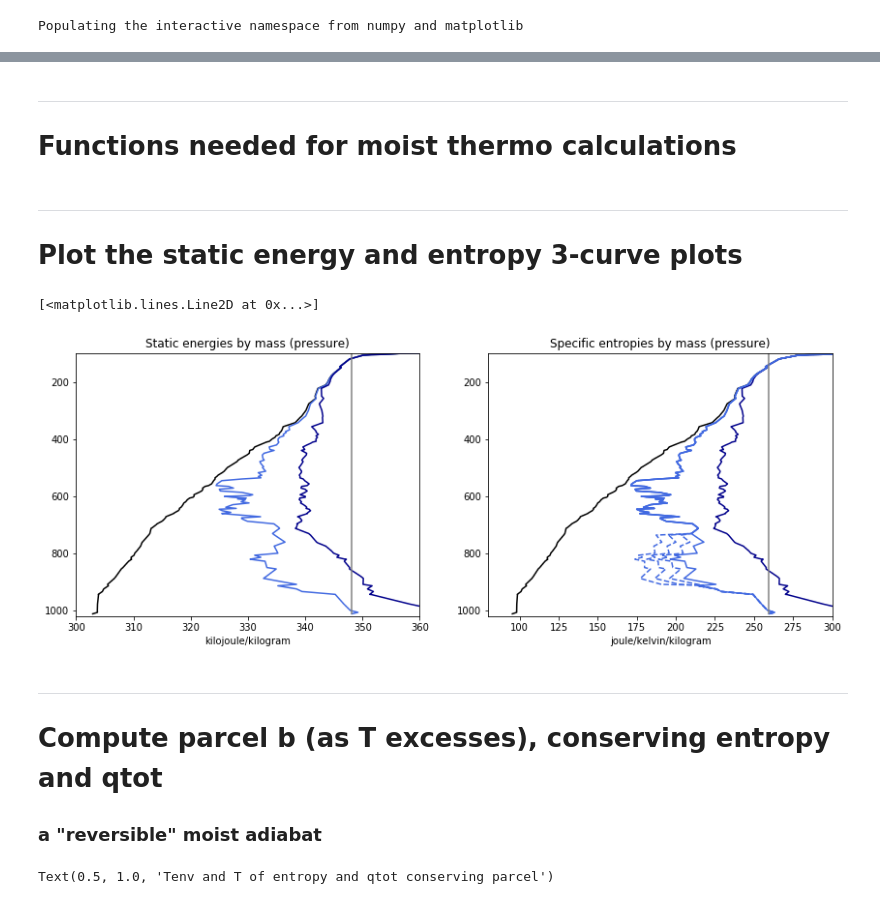
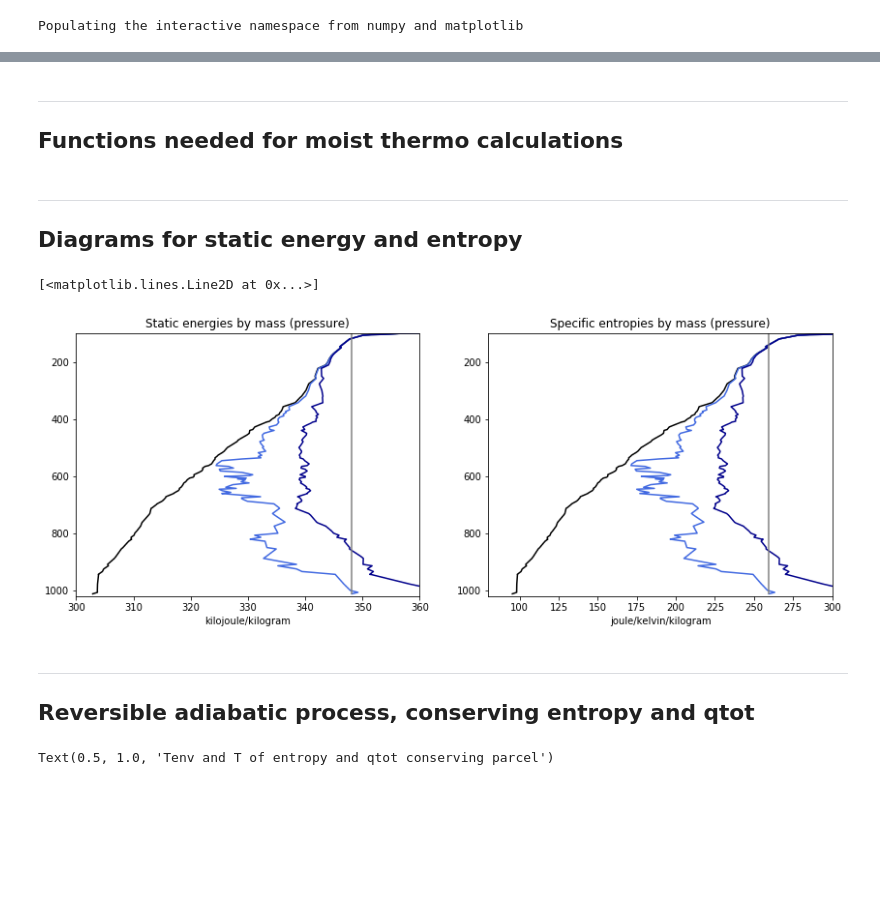
Before and after one commit to weiming9115/ATM663_convection_meso, a Jupyter notebook: Resources/Notebooks/Real_Parcel_Buoyancy_weiming.ipynb, the cells around one changed output, grey strips where cells are left out. Cells and saved outputs as stored; diff of their text form; code cells hidden in the pictures; blank space fills up the shorter version.

```diff
--- a/Resources/Notebooks/Real_Parcel_Buoyancy_weiming.ipynb
+++ b/Resources/Notebooks/Real_Parcel_Buoyancy_weiming.ipynb
@@ -79,7 +78,7 @@ Text(0.5, 1.0, 'Wyoming Upper Air, Majuro (7.07N, 171.29E), 2018/08/24')
 # %% [markdown]
 -------------
 <a name="functions"></a>
-# Functions needed for moist thermo calculations
+## Functions needed for moist thermo calculations
 # %%
 # Package of thermo functions
 
@@ -245,7 +244,7 @@ def invert_MSE(h,qt,Z,p):
 # %% [markdown]
 ---------------
 <a name="plots"></a>
-# Plot the static energy and entropy 3-curve plots
+## Diagrams for static energy and entropy
 # %%
 fig = plt.figure(figsize=(14,5))
 
@@ -254,48 +253,46 @@ h = MSE(T,Z,q)      /1000*units.units('kJ/kg')
 hs = MSE(T,Z,qs)    /1000*units.units('kJ/kg')
 
 ax1 = plt.subplot(1,2,1)
 ax1.plot(s, p, 'k')
 ax1.plot(h, p, 'royalblue')
 ax1.plot(hs, p, 'darkblue')
 ax1.set_xlim([300,360]); ax1.set_ylim([1020,100]); ax1.set_title('Static energies by mass (pressure)')
 ax1.plot(h*0+h[0],p,'grey')
 
 sd = entropy(T,p,q*1e-6) *units.units('J/kg/K')
 sm = entropy(T,p,q)      *units.units('J/kg/K')
 sms = entropy(T,p,qs)    *units.units('J/kg/K')
 cwv = mpcalc.precipitable_water(Td*units.units('degC'),p*units.units('mbar'))
 
 # reduce 10%, 20%, 30% lower level qv, 850-600mbar [10:26]
 qv_mod = np.ones((3,len(q)))*q
 sm_mod = np.zeros((3,len(q)))
 sms_mod = sm_mod.copy();Td_mod = sm_mod.copy(); cwv_mod = np.zeros(3)
 
-for n in range(3):
-    qv_mod[n,10:26] = q[10:26]*(1-0.1*(n+1))
-    sm_mod[n,:] = entropy(T,p,qv_mod[n,:])
-    sms_mod[n,:] = entropy(T,p,qs)
+#for n in range(3):
+#    qv_mod[n,10:26] = q[10:26]*(1-0.1*(n+1))
+#    sm_mod[n,:] = entropy(T,p,qv_mod[n,:])
+#    sms_mod[n,:] = entropy(T,p,qs)
 
-    Td_mod[n,:] = dewpoint_from_specific_humidity(qv_mod[n,:],T*units.units('degC'),p*units.units('mbar'))
-    cwv_mod[n] = mpcalc.precipitable_water(Td_mod[n,:]*units.units('degC'),p*units.units('mbar')).magnitude
+#    Td_mod[n,:] = dewpoint_from_specific_humidity(qv_mod[n,:],T*units.units('degC'),p*units.units('mbar'))
+#    cwv_mod[n] = mpcalc.precipitable_water(Td_mod[n,:]*units.units('degC'),p*units.units('mbar')).magnitude
 
 ax2 = plt.subplot(1,2,2)
 ax2.plot(sd, p, 'k')
 ax2.plot(sm, p, 'royalblue')
 ax2.plot(sms, p, 'darkblue')
-for n in range(3):
-    ax2.plot(sm_mod[n,:], p,'--',color='royalblue')
+#for n in range(3):
+#    ax2.plot(sm_mod[n,:], p,'--',color='royalblue')
 
 ax2.set_ylim([1020,100]); ax2.set_xlim([80,300]); ax2.set_title('Specific entropies by mass (pressure)')
 ax2.plot(sm*0+sm[0],p,'grey')
 # %% [output]
 [<matplotlib.lines.Line2D at 0x...>]
-[figure, old version]
+[figure, new version]
 # %% [markdown]
-
 ---------------
 <a name="b_from_s"></a>
-# Compute parcel b (as T excesses), conserving entropy and qtot
-### a "reversible" moist adiabat
+## Reversible adiabatic process, conserving entropy and qtot
 # %%
 sm = entropy(T,p,q)      #*units.units('J/kg/K')
 qtot = q[0] # total water content
```
Also changed, not shown: parts of 23 cells of this notebook.
